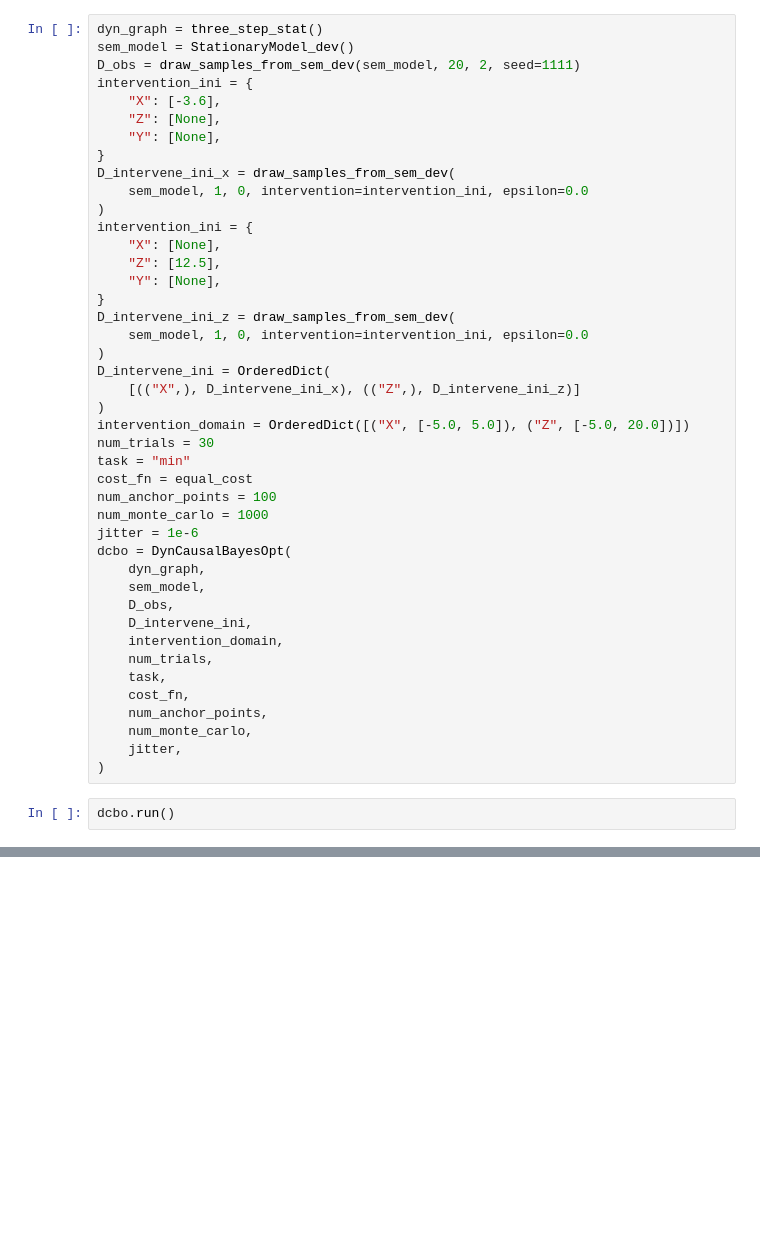
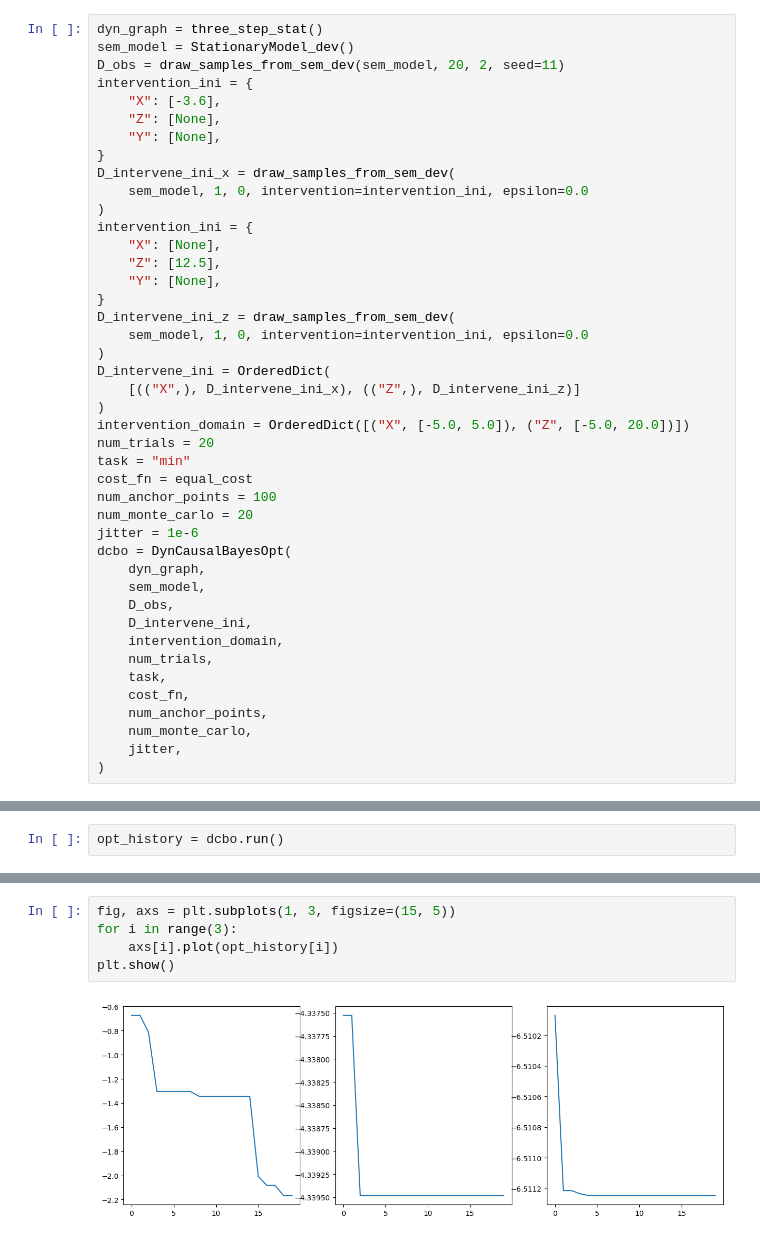
Before and after one commit to shuohaopolyu/2025_TimeSeries_RL_Internship, a Jupyter notebook: demo/demo2_stat.ipynb, the cells around one changed output, grey strips where cells are left out. Drawn from its saved outputs; the diff is of its cells as text; blank space fills up the shorter version.

```diff
--- a/demo/demo2_stat.ipynb
+++ b/demo/demo2_stat.ipynb
@@ -12,7 +18,7 @@ sys.path.append("..")
 # %%
 dyn_graph = three_step_stat()
 sem_model = StationaryModel_dev()
-D_obs = draw_samples_from_sem_dev(sem_model, 20, 2, seed=1111)
+D_obs = draw_samples_from_sem_dev(sem_model, 20, 2, seed=11)
 intervention_ini = {
     "X": [-3.6],
     "Z": [None],
@@ -33,11 +39,11 @@ D_intervene_ini = OrderedDict(
     [(("X",), D_intervene_ini_x), (("Z",), D_intervene_ini_z)]
 )
 intervention_domain = OrderedDict([("X", [-5.0, 5.0]), ("Z", [-5.0, 20.0])])
-num_trials = 30
+num_trials = 20
 task = "min"
 cost_fn = equal_cost
 num_anchor_points = 100
-num_monte_carlo = 1000
+num_monte_carlo = 20
 jitter = 1e-6
 dcbo = DynCausalBayesOpt(
     dyn_graph,
@@ -52,5 +58,3 @@ dcbo = DynCausalBayesOpt(
     num_monte_carlo,
     jitter,
 )
-# %%
-dcbo.run()
@@ -74,0 +61,2 @@ Optimal value: -1.2806767
+# %%
+opt_history = dcbo.run()
@@ -74,0 +81,7 @@ Optimal value: -1.2806767
+# %%
+fig, axs = plt.subplots(1, 3, figsize=(15, 5))
+for i in range(3):
+    axs[i].plot(opt_history[i])
+plt.show()
+# %% [output]
+[figure, added]
```
Also changed, not shown: parts of 3 cells of this notebook, 1 other file.
